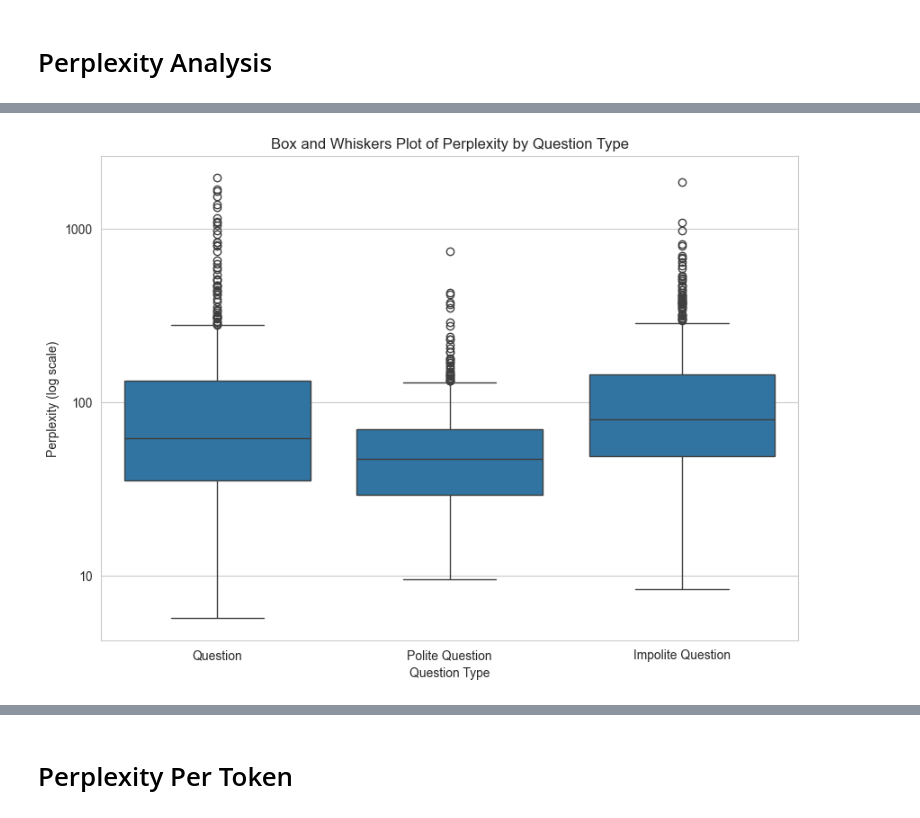
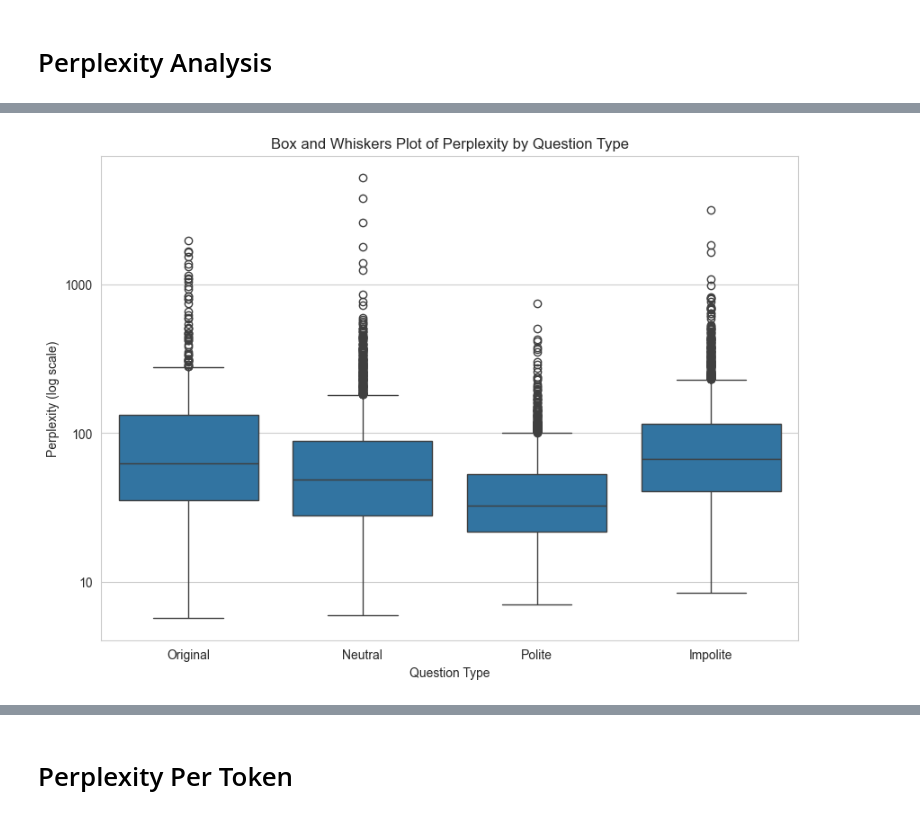
Before and after one commit to jbbernardin/LLM_Politeness, a Jupyter notebook: ANLP_Figures.ipynb, the cells around one changed output, grey strips where cells are left out. Cells and saved outputs as stored; diff of their text form; code cells hidden in the pictures.

```diff
--- a/ANLP_Figures.ipynb
+++ b/ANLP_Figures.ipynb
@@ -7,16 +11,34 @@ import matplotlib.pyplot as plt
 import seaborn as sns
 
 # Load the JSON data
-with open('perplexity_results.json', 'r') as file:
+with open('model_outputs/perplexity_results.json', 'r') as file:
     data = json.load(file)
+
+# enumerate question types
+question_types = [
+    'question',
+    'neutral_question_1',
+    'neutral_question_2',
+    'neutral_question_3',
+    'polite_question_1',
+    'polite_question_2',
+    'polite_question_3',
+    'impolite_question_1',
+    'impolite_question_2',
+    'impolite_question_3'
+]
 
 # Prepare the data for plotting
 records = []
 for entry in data:
-    for question_type in ['question', 'polite_question', 'impolite_question']:
+    for question_type in question_types:
         if question_type in entry and 'perplexity' in entry[question_type]:
+            if question_type == 'question':
+                name = 'Original'
+            else:
+                name = question_type.split('_')[0].capitalize()
             records.append({
-                'Question Type': question_type.replace('_', ' ').title(),
+                'Question Type': name,
                 'Perplexity': entry[question_type]['perplexity']
             })
 
@@ -35,7 +57,8 @@ for question_type in df['Question Type'].unique():
         label=question_type,
         common_norm=False,
         fill=True,
-        alpha=0.5
+        alpha=0.2,
+        clip=(0, df['Perplexity'].quantile(0.99))
     )
 plt.title('Distribution of Perplexity by Question Type')
 plt.xlabel('Perplexity')
@@ -54,60 +77,4 @@ plt.xlabel('Question Type')
 plt.ylabel('Perplexity (log scale)')
 plt.gca().yaxis.set_major_formatter(ticker.ScalarFormatter())
 plt.show()
-
-# Load the CSV data
-evaluation_df = pd.read_csv('evaluation_results.csv')
-
-# Load the JSON data
-with open('perplexity_results.json', 'r') as file:
-    perplexity_data = json.load(file)
-
-# Prepare the perplexity data for merging
-perplexity_records = []
-for entry in perplexity_data:
-    for question_type in ['question', 'polite_question', 'impolite_question']:
-        if question_type in entry and 'perplexity' in entry[question_type]:
-            perplexity_records.append({
-                'id': entry.get('id', ''),
-                'answer_type': question_type + '_answer',
-                'perplexity': entry[question_type]['perplexity'],
-                'question': entry[question_type].get('question', '')
-            })
-
-# Convert to DataFrame
-perplexity_df = pd.DataFrame(perplexity_records)
-
-# Merge the evaluation data with the perplexity data
-merged_df = pd.merge(evaluation_df, perplexity_df, on=['question', 'answer_type'])
-
-# Set plot style
-sns.set_style('whitegrid')
-
-# Plot correlation between perplexity and F1 score
-plt.figure(figsize=(10, 7))
-sns.scatterplot(data=merged_df, x='perplexity', y='F1', hue='answer_type')
-plt.title('Correlation between Perplexity and F1 Score')
-plt.xlabel('Perplexity')
-plt.ylabel('F1 Score')
-plt.xscale('log')
-plt.legend(title='Question Type')
-plt.show()
-
-# Plot correlation between perplexity and contains score
-plt.figure(figsize=(10, 7))
-sns.scatterplot(data=merged_df, x='perplexity', y='contains', hue='answer_type')
-plt.title('Correlation between Perplexity and Contains Score')
-plt.xlabel('Perplexity')
-plt.ylabel('Contains Score')
-plt.xscale('log')
-plt.legend(title='Question Type')
-plt.show()
-
-# Calculate the correlation coefficient between perplexity and contains score
-correlation = merged_df[['perplexity', 'contains']].corr(method='pearson').iloc[0, 1]
-print(f'Correlation coefficient between perplexity and contains score: {correlation}')
-
-# Calculate correlation coefficient between perplexity and F1 score
-correlation = merged_df[['perplexity', 'F1']].corr(method='pearson').iloc[0, 1]
-print(f'Correlation coefficient between perplexity and F1 score: {correlation}')
 # %% [output]
@@ -115 +82 @@ print(f'Correlation coefficient between perplexity and F1 score: {correlation}')
-[figure, old version]
+[figure, new version]
```
Also changed, not shown: parts of 14 cells of this notebook.
